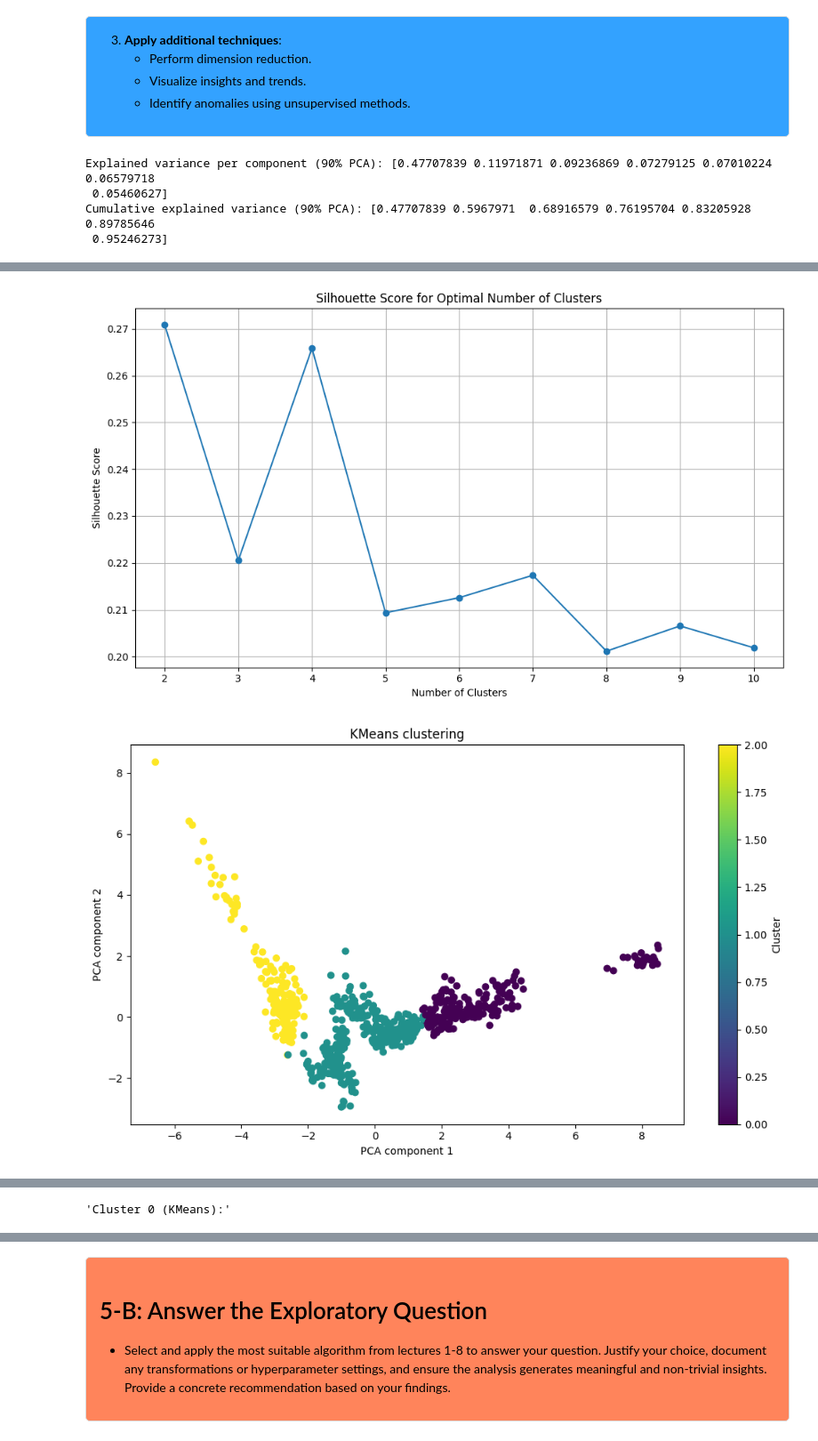
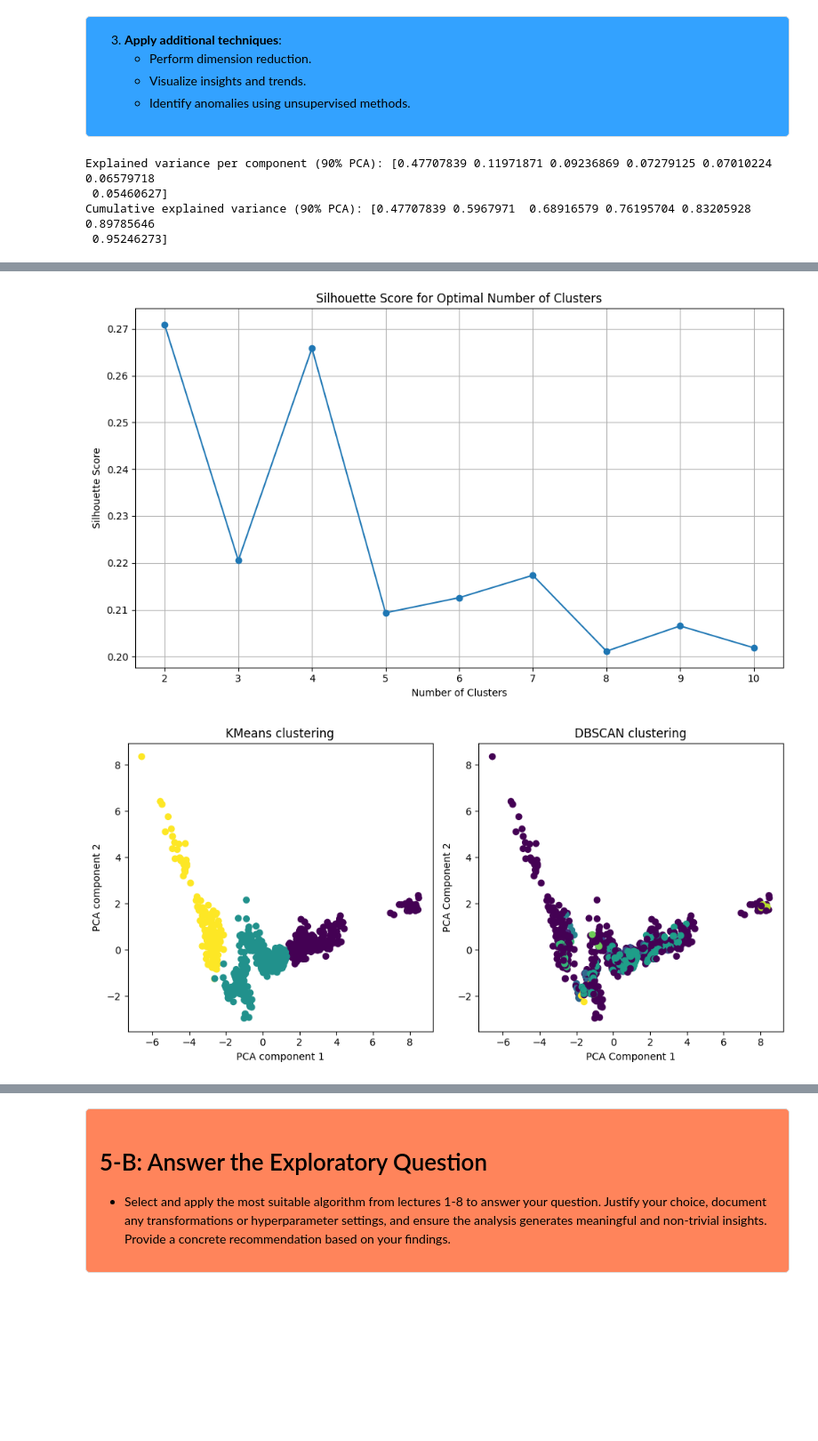
Before and after one commit to Victor-L-Almgren/Collaboration-Repo, a Jupyter notebook: Final_notebook.ipynb, the cells around one changed output, grey strips where cells are left out. Shown at 89% size. Drawn from its saved outputs; the diff is of its cells as text; code cells hidden in the pictures; blank space fills up the shorter version.

```diff
--- a/Final_notebook.ipynb
+++ b/Final_notebook.ipynb
@@ -222,6 +224,7 @@ for k in range(1, 11):
     kmeans.fit(pca_90_components)
     inertia_values.append(kmeans.inertia_)
 
+# Plotting the inertias
 plt.figure(figsize=(10, 6))
 plt.plot(range(1, 11), inertia_values, marker="o")
 plt.title("Elbow method for optimal number of clusters")
@@ -239,6 +242,7 @@ for k in range(2, 11):
     silhouette_avg = silhouette_score(pca_90_components, cluster_labels)
     silhouette_scores.append(silhouette_avg)
 
+# plotting the average silhuetet scores
 plt.figure(figsize=(10, 6))
 plt.plot(range(2, 11), silhouette_scores, marker="o")
 plt.title("Silhouette Score for Optimal Number of Clusters")
@@ -250,63 +254,53 @@ plt.show()
 
 # Determined from elbow method and silhouette score
 optimal_k = 3
 
 kmeans = KMeans(n_clusters=optimal_k, random_state=42)
 dow_jones["kmeans_cluster"] = kmeans.fit_predict(pca_90_components)
 
-# DBSCAN Clustering
+# DBSCAN clustering
 dbscan = DBSCAN(eps=1, min_samples=5) #params not finly adjusted
 dow_jones["dbscan_cluster"] = dbscan.fit_predict(pca_90_components)
 
 # Reduce data to 2d for visualization
 pca_2d = PCA(n_components=2)
 pca_2d_components = pca_2d.fit_transform(pca_90_components)
 
 dow_jones["PCA1"] = pca_2d_components[:, 0]
 dow_jones["PCA2"] = pca_2d_components[:, 1]
 
-# Plot KMeans clustering visualized
-plt.figure(figsize=(10, 6))
-plt.scatter(dow_jones["PCA1"], dow_jones["PCA2"], c=dow_jones["kmeans_cluster"], cmap="viridis")
-plt.xlabel("PCA component 1")
-plt.ylabel("PCA component 2")
-plt.title("KMeans clustering")
-plt.colorbar(label="Cluster")
+# Plot KMeans clustes
+fig, (ax1, ax2) = plt.subplots(1, 2, figsize=(10,5))
+ax1.scatter(dow_jones["PCA1"], dow_jones["PCA2"], c=dow_jones["kmeans_cluster"], cmap="viridis")
+ax1.set_xlabel("PCA component 1")
+ax1.set_ylabel("PCA component 2")
+ax1.set_title("KMeans clustering")
+
+# plot DBSCAN clusters
+ax2.scatter(dow_jones["PCA1"], dow_jones["PCA2"], c=dow_jones["dbscan_cluster"], cmap="viridis")
+ax2.set_xlabel("PCA Component 1")
+ax2.set_ylabel("PCA Component 2")
+ax2.set_title("DBSCAN clustering")
+
 plt.tight_layout()
 plt.show()
 
-# DBSCAN clustering visualized
-plt.figure(figsize=(10, 6))
-plt.scatter(dow_jones["PCA1"], dow_jones["PCA2"], c=dow_jones["dbscan_cluster"], cmap="viridis")
-plt.xlabel("PCA Component 1")
-plt.ylabel("PCA Component 2")
-plt.title("DBSCAN clustering")
-plt.colorbar(label="Cluster")
-plt.tight_layout()
-plt.show()
-
-#print("KMeans Cluster Centers in PCA-reduced space:")
-#print(kmeans.cluster_centers_)
-
 # Inspecting what stocks got clustered together in Kmenas
-for cluster_num in range(kmeans.n_clusters):
-    display(f"Cluster {cluster_num} (KMeans):")
-    unique_stocks = dow_jones[dow_jones["kmeans_cluster"] == cluster_num]["stock"].unique()
-    display(f"Cluster {cluster_num}: Unique stocks are: {unique_stocks}")
-
-#print("\nDBSCAN Cluster Summary:")
-#print(dow_jones["dbscan_cluster"].value_counts())
+#for cluster_num in range(kmeans.n_clusters):
+    #display(f"Cluster {cluster_num} (KMeans):")
+    #unique_stocks = dow_jones[dow_jones["kmeans_cluster"] == cluster_num]["stock"].unique()
+    #display(f"Cluster {cluster_num}: Unique stocks are: {unique_stocks}")
 
 # Inspecting clusters for DBSCAN
-for cluster_num in set(dow_jones["dbscan_cluster"]):
-    display(f"Cluster {cluster_num} (DBSCAN):")
-    display(dow_jones[dow_jones["dbscan_cluster"] == cluster_num].head())
-    display(f"Cluster {cluster_num}: {dow_jones[dow_jones["dbscan_cluster"] == cluster_num]["stock"].nunique()} unique stocks")
+#for cluster_num in set(dow_jones["dbscan_cluster"]):
+    #display(f"Cluster {cluster_num} (DBSCAN):")
+    #display(dow_jones[dow_jones["dbscan_cluster"] == cluster_num].head())
+    #display(f"Cluster {cluster_num}: {dow_jones[dow_jones["dbscan_cluster"] == cluster_num]["stock"].nunique()} unique stocks")
 # %% [output]
 Explained variance per component (90% PCA): [0.47707839 0.11971871 0.09236869 0.07279125 0.07010224 0.06579718
  0.05460627]
 Cumulative explained variance (90% PCA): [0.47707839 0.5967971  0.68916579 0.76195704 0.83205928 0.89785646
  0.95246273]
 [figure]
 [figure]
-[figure, old version]
+[figure, new version]
@@ -314 +306,0 @@ Cumulative explained variance (90% PCA): [0.47707839 0.5967971  0.68916579 0.761
-'Cluster 0 (KMeans):'
```
Also changed, not shown: parts of 17 cells of this notebook.
